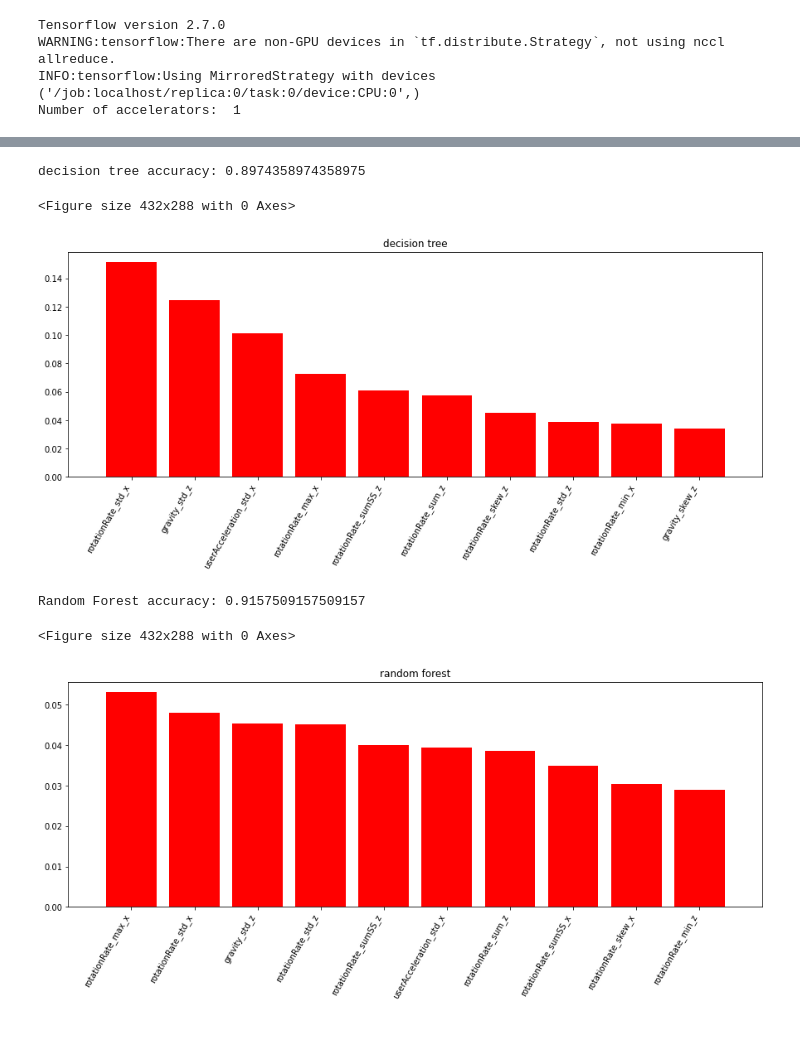
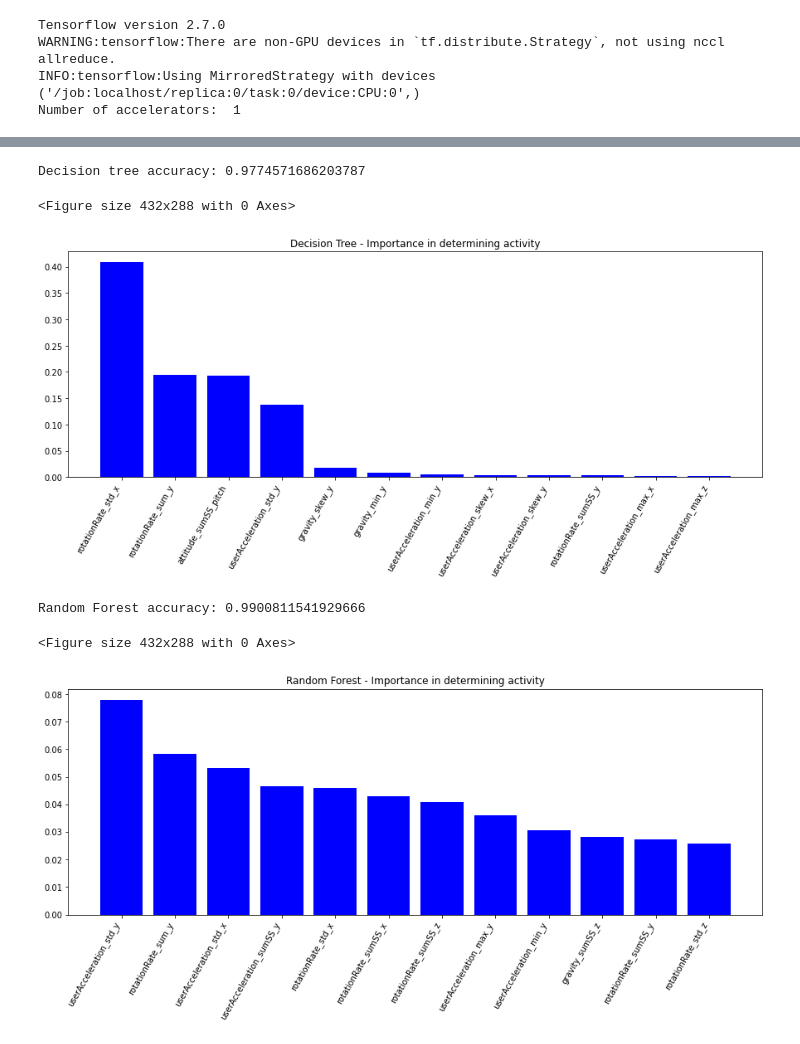
Before and after one commit to IssyMiddleton/CSC8635, a Jupyter notebook: notebooks/Assignment.ipynb, the cells around one changed output, grey strips where cells are left out. Drawn from its saved outputs; the diff is of its cells as text; code cells hidden in the pictures.

```diff
--- a/notebooks/Assignment.ipynb
+++ b/notebooks/Assignment.ipynb
@@ -852,0 +1434,25 @@ X
+# %%
+#@title
+feature_names = X.columns
+X_names = feature_names
+
+
+# for tree-based classifier's feature importance plotting
+def plot_keyFeat_trees(classifier, feature_names, clf_id, top_features=10):
+    importances = classifier.feature_importances_
+    indices = np.argsort(importances)[::-1]
+    indices_vis = indices[:top_features]
+
+    plt.figure()
+    plt.figure(figsize=(15, 5))
+    plt.title(clf_id)
+    plt.bar(range(top_features), importances[indices_vis],
+       color="b", align="center")
+    plt.xticks(range(top_features), indices)
+    plt.xlim([-1, top_features])
+    feature_names = np.array(feature_names)
+    plt.xticks(np.arange(0, top_features), feature_names[indices_vis], rotation=60, ha='right')
+    plt.show()
+
+print('Decision tree accuracy:',accuracy_score(b_test, DT.predict(X_test)))
+plot_keyFeat_trees(DT, X_names, 'Decision Tree - Importance in determining subject', top_features=12)
@@ -853,6 +1475,6 @@ X
 # %%
 # Split our data
-X_train, X_test, y_train, y_test = train_test_split(x,
-                                                    y,
+X_train, X_test, y_train, y_test = train_test_split(X,
+                                                    Y,
                                                     test_size=0.33,
                                                     random_state=42)
@@ -897,6 +1659,7 @@ def plot_coefficients(classifier, feature_names, clf_id, top_features=10):
     plt.xticks(np.arange(1, 1 + 2 * top_features), feature_names[top_coefficients], rotation=60, ha='right')
     plt.show()
 # %%
+#@title
 feature_names = X.columns
 X_names = feature_names
 
@@ -911,23 +1674,24 @@ def plot_keyFeat_trees(classifier, feature_names, clf_id, top_features=10):
     plt.figure(figsize=(15, 5))
     plt.title(clf_id)
     plt.bar(range(top_features), importances[indices_vis],
-       color="r", align="center")
+       color="b", align="center")
     plt.xticks(range(top_features), indices)
     plt.xlim([-1, top_features])
     feature_names = np.array(feature_names)
     plt.xticks(np.arange(0, top_features), feature_names[indices_vis], rotation=60, ha='right')
     plt.show()
 
-print('decision tree accuracy:',accuracy_score(y_test, DT.predict(X_test)))
-plot_keyFeat_trees(DT, X_names, 'decision tree', top_features=10)
+print('Decision tree accuracy:',accuracy_score(y_test, DT.predict(X_test)))
+plot_keyFeat_trees(DT, X_names, 'Decision Tree - Importance in determining activity', top_features=12)
 # %% [output]
-decision tree accuracy: 0.8974358974358975
+Decision tree accuracy: 0.9774571686203787
 <Figure size 432x288 with 0 Axes>
-[figure, old version]
+[figure, new version]
 # %%
+#@title
 print('Random Forest accuracy:',accuracy_score(y_test, RF.predict(X_test)))
-plot_keyFeat_trees(RF, X_names, 'random forest', top_features=10)
+plot_keyFeat_trees(RF, X_names, 'Random Forest - Importance in determining activity', top_features=12)
 # %% [output]
-Random Forest accuracy: 0.9157509157509157
+Random Forest accuracy: 0.9900811541929666
 <Figure size 432x288 with 0 Axes>
-[figure, old version]
+[figure, new version]
```
Also changed, not shown: parts of 83 cells of this notebook.
